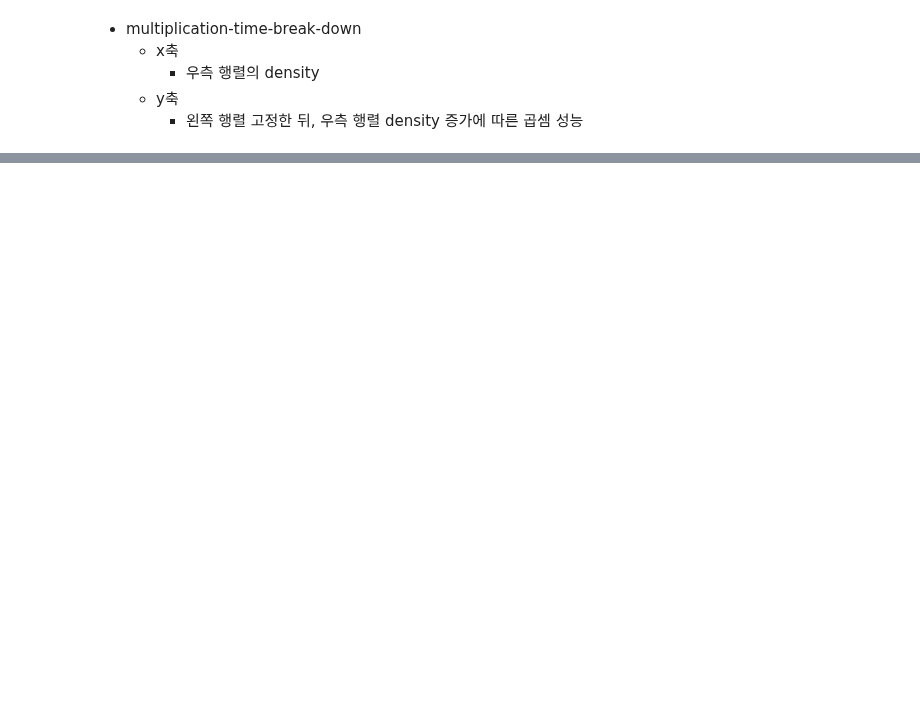
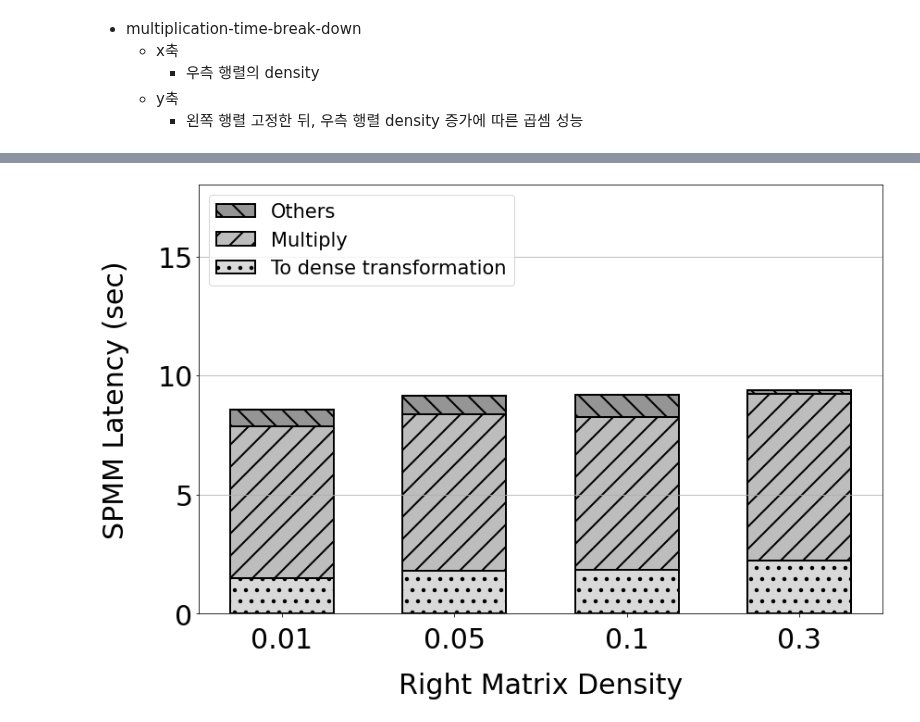
Before and after one commit to unhochoi/Sparse-Matrix-Multiplication, a Jupyter notebook: figure/pyplot/multiplication-time-break-down.ipynb, the cells around one changed output, grey strips where cells are left out. Cells and saved outputs as stored; diff of their text form; code cells hidden in the pictures; blank space fills up the shorter version.

```diff
--- a/figure/pyplot/multiplication-time-break-down.ipynb
+++ b/figure/pyplot/multiplication-time-break-down.ipynb
@@ -100,0 +97,91 @@ plt.show()
+# %%
+import matplotlib.pyplot as plt
+import numpy as np
+import pandas as pd
+
+r_sm_density = ["0.01", "0.05", "0.1", "0.3"]
+
+smsm_nnz_check = [158, 1039, 1653, 3213]
+
+smsm_multi= [363, 1652, 2485, 5838]
+
+smsm_nnz_check_multi = np.array(smsm_nnz_check) + np.array(smsm_multi)
+
+smsm_sort = [1294, 4683, 5859, 6036]
+
+####
+
+smdm_todense = [1488, 1819, 1847, 2242]
+
+smdm_multi = [6377, 6536, 6401, 6968]
+
+################################# ax1 좌측 y ####################################################
+
+# r_sm 의 density에 따른 sm * sm latency
+sm_sm_latency = [1980, 7605, 10580, 15693]
+sm_sm_min_latency = [1543, 7136, 9391, 14768]
+sm_sm_max_latency = [2059, 7838, 11672, 16950]
+df = pd.DataFrame({'r_sm_density':r_sm_density,'sm_sm_latency':sm_sm_latency, 'sm_sm_min_latency': sm_sm_min_latency, 'sm_sm_max_latency': sm_sm_max_latency})
+
+# 평균과 최소, 최대 간의 차이
+df['mingap'] = df.sm_sm_latency - df.sm_sm_min_latency
+df['maxgap'] = df.sm_sm_max_latency - df.sm_sm_latency
+yerr_sm_sm = df[['mingap', 'maxgap']].T.to_numpy()
+
+# r_sm 의 density에 따른 sm * dm latency
+sm_dm_latency = [8559.22, 9135.28, 9193.32, 9365]
+sm_dm_min_latency = [8229, 8127, 8307, 8390]
+sm_dm_max_latency = [10690, 11101, 11125, 11102]
+df = pd.DataFrame({'r_sm_density':r_sm_density,'sm_dm_latency':sm_dm_latency, 'sm_dm_min_latency': sm_dm_min_latency, 'sm_dm_max_latency': sm_dm_max_latency})
+
+# 평균과 최소, 최대 간의 차이
+df['mingap'] = df.sm_dm_latency - df.sm_dm_min_latency
+df['maxgap'] = df.sm_dm_max_latency - df.sm_dm_latency
+yerr_sm_dm = df[['mingap', 'maxgap']].T.to_numpy()
+
+################################# x축 및 전체 figure 설정 ####################################################
+
+fontsize = 30
+
+plt.rc('axes', labelsize=fontsize)   # x,y축 label 폰트 크기
+plt.rc('xtick', labelsize=fontsize)  # x축 눈금 폰트 크기
+plt.rc('ytick', labelsize=fontsize)  # y축 눈금 폰트 크기
+plt.rc('legend', fontsize=fontsize*0.7)  # 범례 폰트 크기
+plt.rcParams['hatch.linewidth'] = 2 # bar pattern 두께
+
+x = np.arange(len(r_sm_density)) # x축 인덱스
+width = 0.6 # bar 넓이
+
+fig, ax1 = plt.subplots(figsize=(12,8)) # figure 및 subplot 선언
+
+# 각 bar 의 중심 지정
+# bar1 = ax1.bar(x, sm_sm_latency, width, linewidth=2, edgecolor='black', color='#8C95C6', label='Etc', hatch='.', capsize=20)
+# bar2 = ax1.bar(x, smsm_sort, width, linewidth=2, edgecolor='black', hatch='.', label='Sort', color='#9EBCDA', capsize=20, bottom=smsm_nnz_check_multi)
+# bar3 = ax1.bar(x, smsm_multi, width, linewidth=2, edgecolor='black', hatch='.', label='Multiply', color='lightsteelblue', capsize=20, bottom=smsm_nnz_check)
+# bar4 = ax1.bar(x, smsm_nnz_check, width, linewidth=2, edgecolor='black', hatch='.', label='NNZ Check', color='#E0ECF4', capsize=20,)
+
+bar5 = ax1.bar(x, sm_dm_latency, width, linewidth=2, edgecolor='black', hatch='\\', label ='Others', color='#959595', capsize=20)
+bar6 = ax1.bar(x, smdm_multi, width, linewidth=2, edgecolor='black', hatch='/', label='Multiply', color='#BDBDBD', capsize=20, bottom=smdm_todense)
+bar7 = ax1.bar(x, smdm_todense, width, linewidth=2, edgecolor='black', hatch='.', label='To dense transformation', color='#D9D9D9', capsize=20)
+
+################################# ax1 ####################################################
+
+ax1.set_xticks(x) # x축 인덱스
+ax1.set_xticklabels(r_sm_density) # x축 label 이름
+ax1.tick_params(axis='x',pad=10) # x축 label pad
+
+ax1.yaxis.grid(True) # y축만 grid 사용
+ax1.set_ylim([0, 18000])  # 좌측 y축 범위 설정
+ax1.set_yticklabels(["0","5","10","15"]) # x축 label 이름
+ax1.set_xlabel('Right Matrix Density', labelpad=20) # ax1 ylabel 설정
+ax1.set_ylabel('SPMM Latency (sec)', labelpad=30) # ax1 ylabel 설정
+
+ax1.legend(loc="upper left") # 범례 표시
+
+
+# 이미지 저장시, figure 크기에 맞게 이미지 저장
+fig.tight_layout()
+fig.savefig('./right-dense-multiplication-time-break-down.png')
+plt.show()
+# %% [output]
+[figure, added]
```
Also changed, not shown: parts of 1 cell of this notebook, 9 other files.
